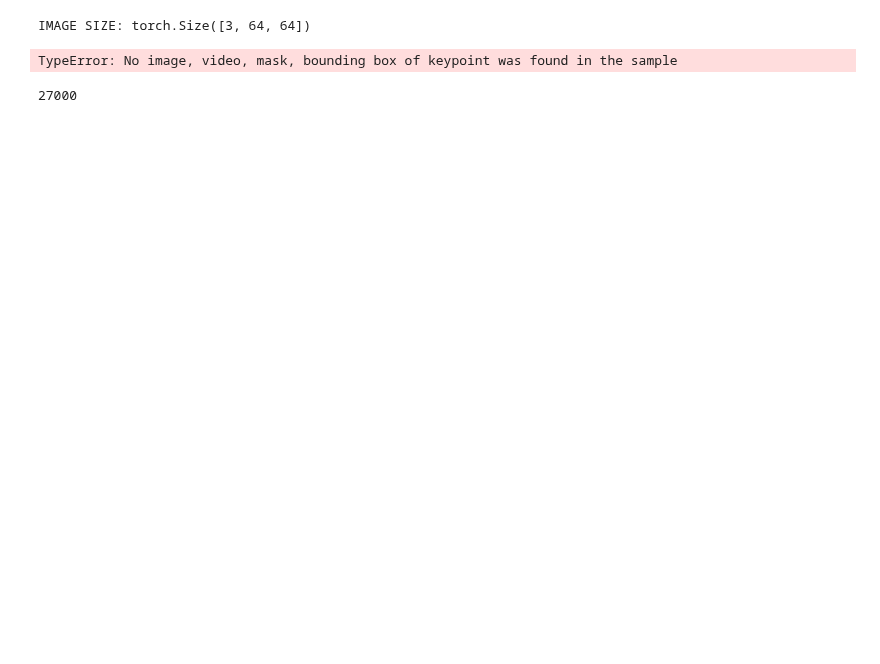
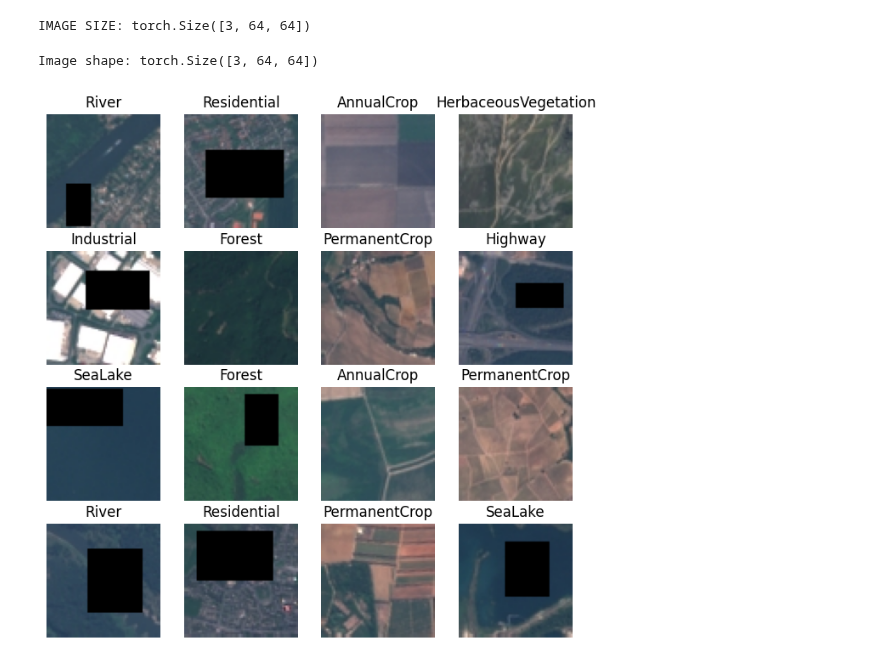
Before and after one commit to piq-13/ml_projects, a Jupyter notebook: EuroSTAT/EuroSTAT_models.ipynb, the cells around one changed output. Drawn from its saved outputs; the diff is of its cells as text; code cells hidden in the pictures; blank space fills up the shorter version.

Commit message:
Data cleaning, transformation and presentation

```diff
--- a/EuroSTAT/EuroSTAT_models.ipynb
+++ b/EuroSTAT/EuroSTAT_models.ipynb
@@ -13,24 +21,43 @@ DEVICE USED: cpu
+# %%
+from torch.utils.data import Dataset
+
+class TransformSubset(Dataset):
+    def __init__(self, subset, transform):
+        self.subset = subset
+        self.transform = transform
+
+    def __getitem__(self, idx):
+        x, y = self.subset[idx]
+        return self.transform(x), y
+
+    def __len__(self):
+        return len(self.subset)
 # %%
 from torch.utils.data import random_split
 
 data = EuroSAT(root="data", download=True, transform=main_tf)
 train_data, test_data = random_split(data, lengths=[0.8, 0.2])
+train_data = TransformSubset(train_data, train_tf)
 # %%
 print("IMAGE SIZE:", data[1][0].shape)
 # %% [output]
 IMAGE SIZE: torch.Size([3, 64, 64])
-# %%
-train_tf = v2.Compose([
-    v2.RandomCrop(size=64),
-    v2.RandomVerticalFlip(),
-    v2.RandomHorizontalFlip(),
-    v2.RandomErasing(scale=[0.01, 0.33])
-])
-
-train_tf(train_data)
-# %% [output]
-TypeError: No image, video, mask, bounding box of keypoint was found in the sample
-# %%
-len(data)
-# %% [output]
-27000
+# %%
+import matplotlib.pyplot as plt
+from torchvision.transforms.functional import to_pil_image
+
+print("Image shape:", train_data[0][0].shape)
+
+class_names = data.classes
+fig, ax = plt.subplots(4,4,figsize=(8,8))
+k = torch.randint(1, 2000, (1,)).item()
+for i in range(4):
+    for j in range(4):
+        image, label = train_data[k]
+        ax[i, j].imshow(to_pil_image(image), cmap='grey')
+        ax[i,j].axis(False)
+        ax[i,j].set_title(class_names[int(label)])
+        k += 1
+# %% [output]
+Image shape: torch.Size([3, 64, 64])
+[figure, added]
```
Also changed, not shown: parts of 3 cells of this notebook.
